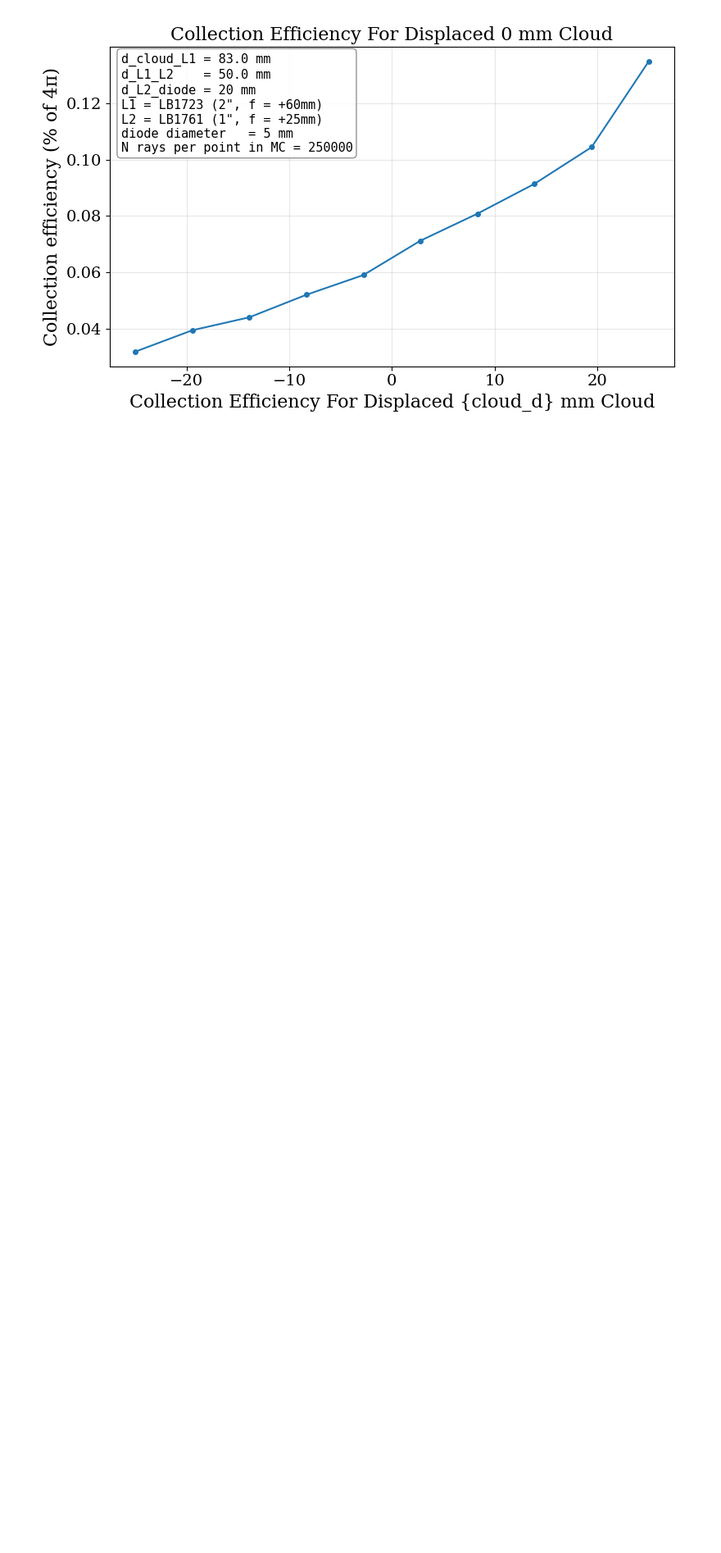
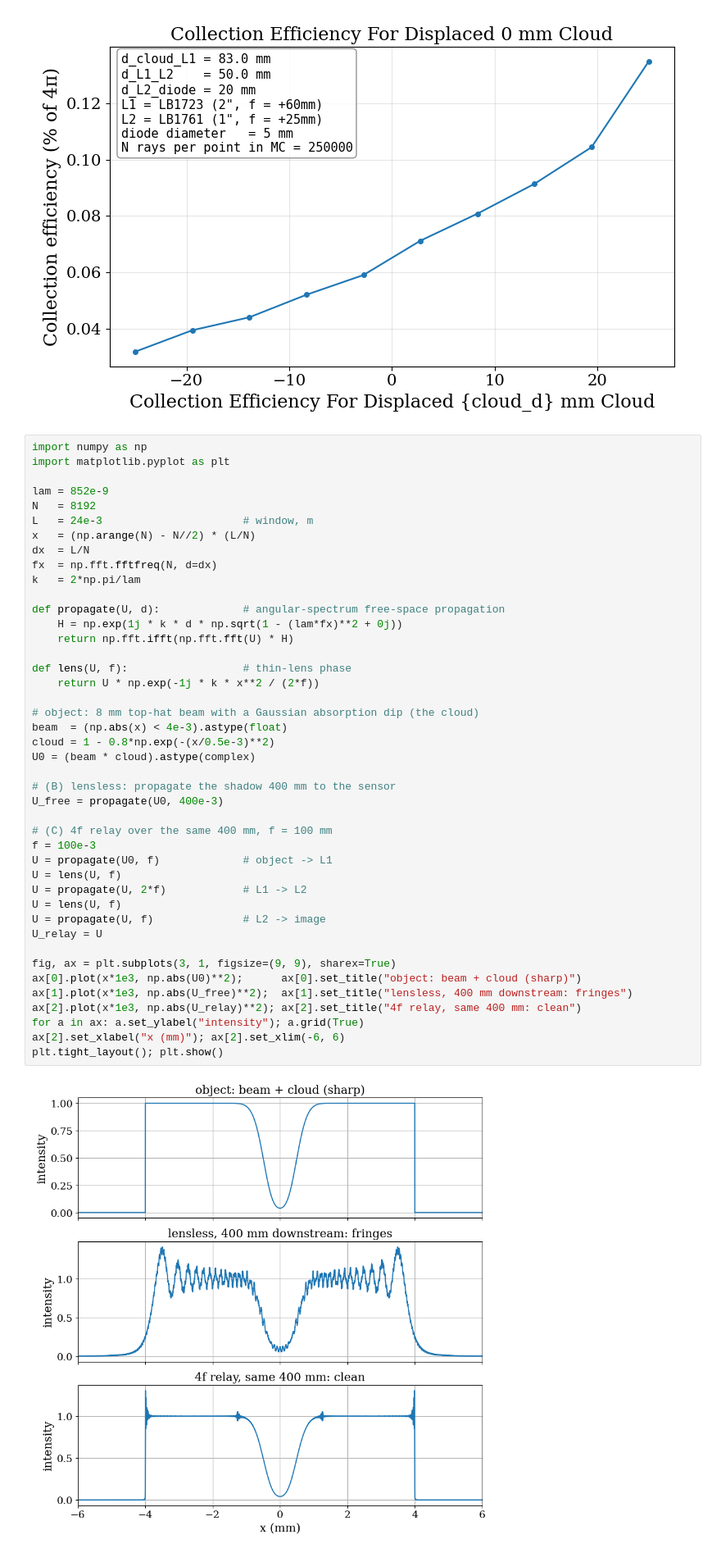
Before and after one commit to josephmlev/eedm_jml, a Jupyter notebook: daqAnalysisAndExperiments/optics/flourescenceTelescope/flourescenceTelescope.ipynb, the cells around one changed output. Shown at 82% size. Saved outputs shown, nothing was run; the diff lists cells and outputs as text; blank space fills up the shorter version.

```diff
--- a/daqAnalysisAndExperiments/optics/flourescenceTelescope/flourescenceTelescope.ipynb
+++ b/daqAnalysisAndExperiments/optics/flourescenceTelescope/flourescenceTelescope.ipynb
@@ -275,3 +275,48 @@ plt.tight_layout()
 plt.show()
 # %% [output]
 [figure]
+# %%
+import numpy as np
+import matplotlib.pyplot as plt
+
+lam = 852e-9
+N   = 8192
+L   = 24e-3                      # window, m
+x   = (np.arange(N) - N//2) * (L/N)
+dx  = L/N
+fx  = np.fft.fftfreq(N, d=dx)
+k   = 2*np.pi/lam
+
+def propagate(U, d):             # angular-spectrum free-space propagation
+    H = np.exp(1j * k * d * np.sqrt(1 - (lam*fx)**2 + 0j))
+    return np.fft.ifft(np.fft.fft(U) * H)
+
+def lens(U, f):                  # thin-lens phase
+    return U * np.exp(-1j * k * x**2 / (2*f))
+
+# object: 8 mm top-hat beam with a Gaussian absorption dip (the cloud)
+beam  = (np.abs(x) < 4e-3).astype(float)
+cloud = 1 - 0.8*np.exp(-(x/0.5e-3)**2)
+U0 = (beam * cloud).astype(complex)
+
+# (B) lensless: propagate the shadow 400 mm to the sensor
+U_free = propagate(U0, 400e-3)
+
+# (C) 4f relay over the same 400 mm, f = 100 mm
+f = 100e-3
+U = propagate(U0, f)             # object -> L1
+U = lens(U, f)
+U = propagate(U, 2*f)            # L1 -> L2
+U = lens(U, f)
+U = propagate(U, f)              # L2 -> image
+U_relay = U
+
+fig, ax = plt.subplots(3, 1, figsize=(9, 9), sharex=True)
+ax[0].plot(x*1e3, np.abs(U0)**2);      ax[0].set_title("object: beam + cloud (sharp)")
+ax[1].plot(x*1e3, np.abs(U_free)**2);  ax[1].set_title("lensless, 400 mm downstream: fringes")
+ax[2].plot(x*1e3, np.abs(U_relay)**2); ax[2].set_title("4f relay, same 400 mm: clean")
+for a in ax: a.set_ylabel("intensity"); a.grid(True)
+ax[2].set_xlabel("x (mm)"); ax[2].set_xlim(-6, 6)
+plt.tight_layout(); plt.show()
+# %% [output]
+[figure, added]
```
Also changed, not shown: parts of 1 cell of this notebook, 1 other file.
